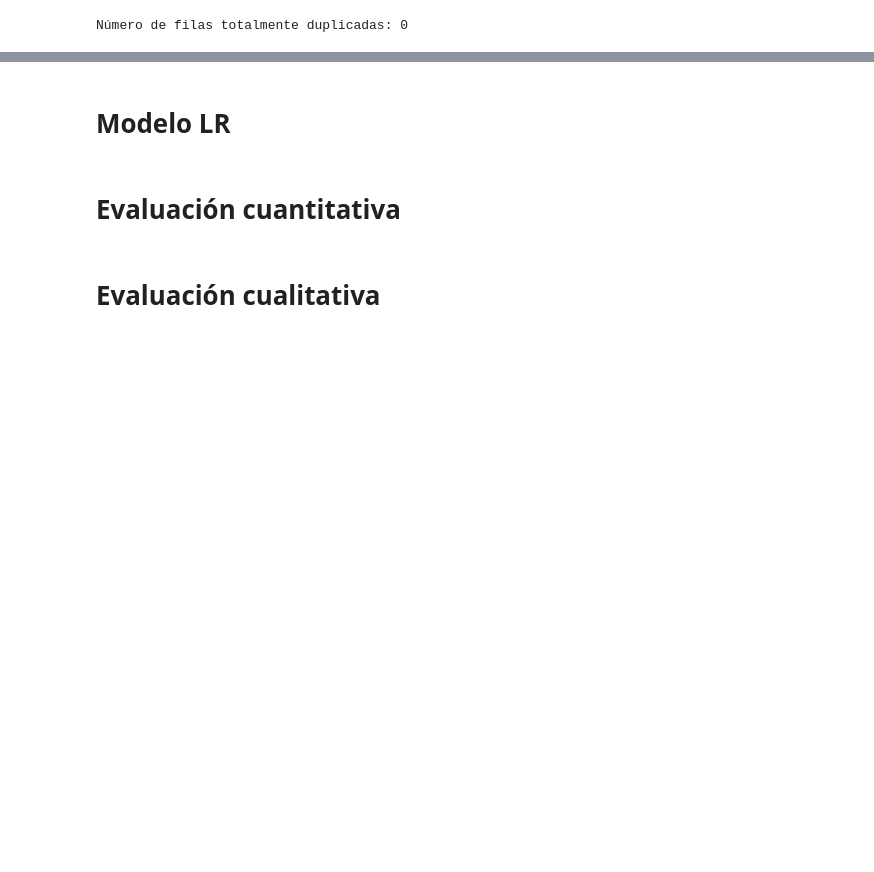
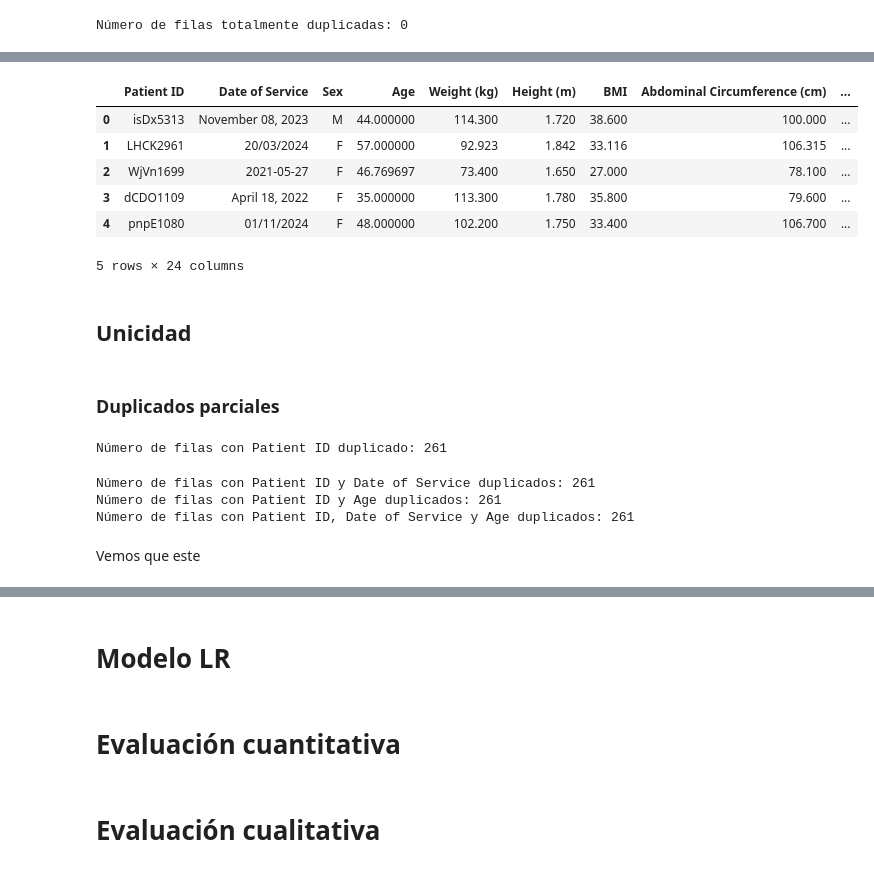
Before and after one commit to ML-2026-10/Lab1-LinearRegression, a Jupyter notebook: ml_lab1.ipynb, the cells around one changed output, grey strips where cells are left out. Cells and saved outputs as stored; diff of their text form; code cells hidden in the pictures; blank space fills up the shorter version.

Commit message:
Update Jupyter notebook with data cleaning steps and imputer for missing values

```diff
--- a/ml_lab1.ipynb
+++ b/ml_lab1.ipynb
@@ -115,8 +124,8 @@ Columnas numéricas: ['Age', 'Weight (kg)', 'Height (m)', 'BMI', 'Abdominal Circ
 # %%
 # Remover duplicados totales
-df = df.drop_duplicates()
+df_limpieza = df.drop_duplicates()
 # Verificar nuevamente los duplicados totales
-dupes = df.duplicated().sum()
+dupes = df_limpieza.duplicated().sum()
 print(f'Número de filas totalmente duplicadas: {dupes}')
 # %% [output]
 Número de filas totalmente duplicadas: 0
@@ -122,0 +136,6 @@ Número de filas totalmente duplicadas: 0
+# %%
+# Eliminar filas con valores nulos en la variable objetivo (CVD Risk Score)
+df_limpieza = df.dropna(subset=['CVD Risk Score'])
+# Verificar nuevamente los valores nulos en la variable objetivo
+null_target = df_limpieza['CVD Risk Score'].isnull().sum()
+print(f'Número de filas con valores nulos en CVD Risk Score: {null_target}')
@@ -122,0 +186,7 @@ Número de filas totalmente duplicadas: 0
+# %%
+# Extraer columnas con nulos y su tipo de dato
+cols_with_nulls = df_limpieza.columns[df_limpieza.isnull().any()]
+cols_with_nulls_types = df_limpieza[cols_with_nulls].dtypes
+print("Columnas con valores nulos y su tipo de dato:")
+for col, dtype in cols_with_nulls_types.items():
+    print(f"{dtype}: {col}")
@@ -122,0 +210,13 @@ Número de filas totalmente duplicadas: 0
+# %%
+# Imputer para rellenar los valores nulos en las columnas numéricas con la media
+
+df_imputer = df_limpieza.copy()
+
+si = SimpleImputer(missing_values=np.nan, strategy='mean')
+si.fit(df_imputer[cols_with_nulls]) # hacemos fit utilizando las columnas con nulos
+filled_cols = si.transform(df_imputer[cols_with_nulls]) # transformamos las columnas con nulos
+
+# Reemplazamos las columnas originales con nulos por las columnas rellenadas
+df_imputer[cols_with_nulls] = filled_cols
+
+df_imputer.isnull().sum()
@@ -122,0 +262,38 @@ Número de filas totalmente duplicadas: 0
+# %%
+# Guardamos el DataFrame limpio en el DataFrame de limpieza para continuar con el proceso de modelado
+df_limpieza = df_imputer.copy()
+df_limpieza.head()
+# %% [output]
+|  | Patient ID | Date of Service | Sex | Age | Weight (kg) | Height (m) | BMI | Abdominal Circumference (cm) | ... |
+| 0 | isDx5313 | November 08, 2023 | M | 44.000000 | 114.300 | 1.720 | 38.600 | 100.000 | ... |
+| 1 | LHCK2961 | 20/03/2024 | F | 57.000000 | 92.923 | 1.842 | 33.116 | 106.315 | ... |
+| 2 | WjVn1699 | 2021-05-27 | F | 46.769697 | 73.400 | 1.650 | 27.000 | 78.100 | ... |
+| 3 | dCDO1109 | April 18, 2022 | F | 35.000000 | 113.300 | 1.780 | 35.800 | 79.600 | ... |
+| 4 | pnpE1080 | 01/11/2024 | F | 48.000000 | 102.200 | 1.750 | 33.400 | 106.700 | ... |
+5 rows × 24 columns
+# %% [markdown]
+## Unicidad
+# %% [markdown]
+### Duplicados parciales
+# %%
+# Verificar duplicados parciales -> Patient ID
+dupes_patient_id = df_limpieza.duplicated(subset=['Patient ID']).sum()
+print(f'Número de filas con Patient ID duplicado: {dupes_patient_id}')
+# %% [output]
+Número de filas con Patient ID duplicado: 261
+# %%
+# Evaluar posibilidad de diferentes edades o fechas de servicio para un mismo Patient ID
+dupes_patient_id_date = df_limpieza.duplicated(subset=['Patient ID', 'Date of Service']).sum()
+print(f'Número de filas con Patient ID y Date of Service duplicados: {dupes_patient_id_date}')
+
+dupes_patient_id_age = df_limpieza.duplicated(subset=['Patient ID', 'Age']).sum()
+print(f'Número de filas con Patient ID y Age duplicados: {dupes_patient_id_age}')
+
+dupes_patient_id_date_age = df_limpieza.duplicated(subset=['Patient ID', 'Date of Service', 'Age']).sum()
+print(f'Número de filas con Patient ID, Date of Service y Age duplicados: {dupes_patient_id_date_age}')
+# %% [output]
+Número de filas con Patient ID y Date of Service duplicados: 261
+Número de filas con Patient ID y Age duplicados: 261
+Número de filas con Patient ID, Date of Service y Age duplicados: 261
+# %% [markdown]
+Vemos que este
```
Also changed, not shown: parts of 19 cells of this notebook.
